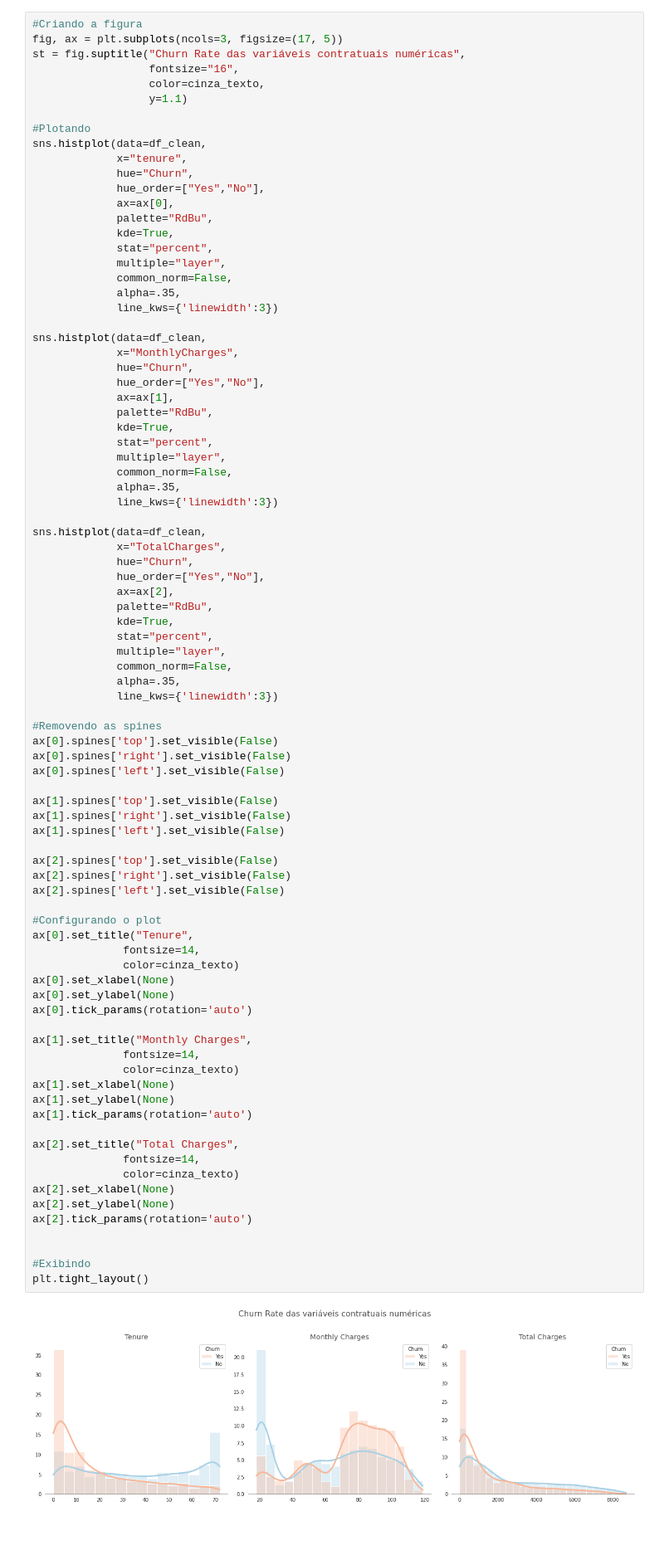
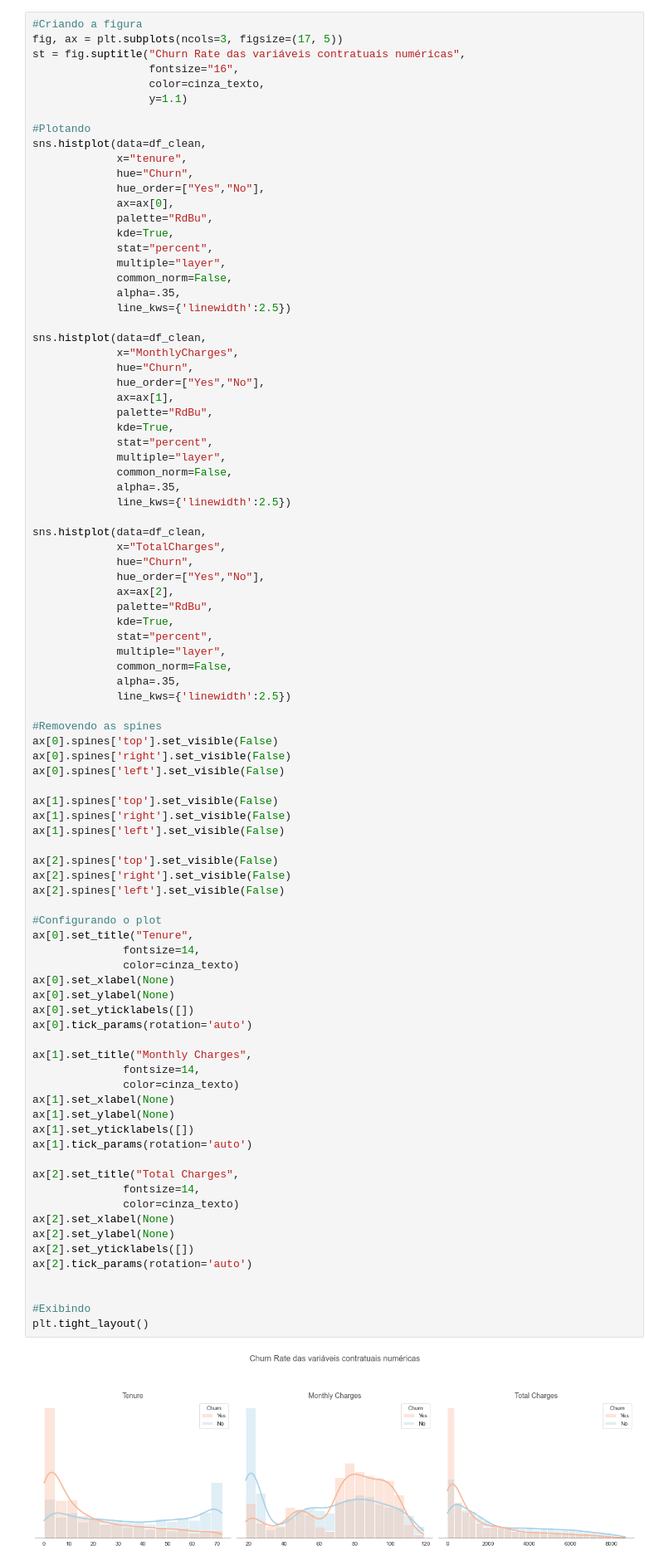
Before and after one commit to LuisCSGuimaraes/ChurnPrediction, a Jupyter notebook: Notebook/Churn Prediction.ipynb, the cells around one changed output. Shown at 83% size. Cells and saved outputs as stored; diff of their text form; blank space fills up the shorter version.

```diff
--- a/Notebook/Churn Prediction.ipynb
+++ b/Notebook/Churn Prediction.ipynb
@@ -1056,7 +1072,7 @@ sns.histplot(data=df_clean,
              multiple="layer",
              common_norm=False,
              alpha=.35,
-             line_kws={'linewidth':3})
+             line_kws={'linewidth':2.5})
 
 sns.histplot(data=df_clean,
              x="MonthlyCharges",
@@ -1069,7 +1085,7 @@ sns.histplot(data=df_clean,
              multiple="layer",
              common_norm=False,
              alpha=.35,
-             line_kws={'linewidth':3})
+             line_kws={'linewidth':2.5})
 
 sns.histplot(data=df_clean,
              x="TotalCharges",
@@ -1082,7 +1098,7 @@ sns.histplot(data=df_clean,
              multiple="layer",
              common_norm=False,
              alpha=.35,
-             line_kws={'linewidth':3})
+             line_kws={'linewidth':2.5})
 
 #Removendo as spines
 ax[0].spines['top'].set_visible(False)
@@ -1096,31 +1112,34 @@ ax[1].spines['left'].set_visible(False)
 ax[2].spines['top'].set_visible(False)
 ax[2].spines['right'].set_visible(False)
 ax[2].spines['left'].set_visible(False)
 
 #Configurando o plot
 ax[0].set_title("Tenure",
               fontsize=14,
               color=cinza_texto)
 ax[0].set_xlabel(None)
 ax[0].set_ylabel(None)
+ax[0].set_yticklabels([])
 ax[0].tick_params(rotation='auto')
 
 ax[1].set_title("Monthly Charges",
               fontsize=14,
               color=cinza_texto)
 ax[1].set_xlabel(None)
 ax[1].set_ylabel(None)
+ax[1].set_yticklabels([])
 ax[1].tick_params(rotation='auto')
 
 ax[2].set_title("Total Charges",
               fontsize=14,
               color=cinza_texto)
 ax[2].set_xlabel(None)
 ax[2].set_ylabel(None)
+ax[2].set_yticklabels([])
 ax[2].tick_params(rotation='auto')
 
 
 #Exibindo
 plt.tight_layout()
 # %% [output]
-[figure, old version]
+[figure, new version]
```
Also changed, not shown: parts of 15 cells of this notebook.
